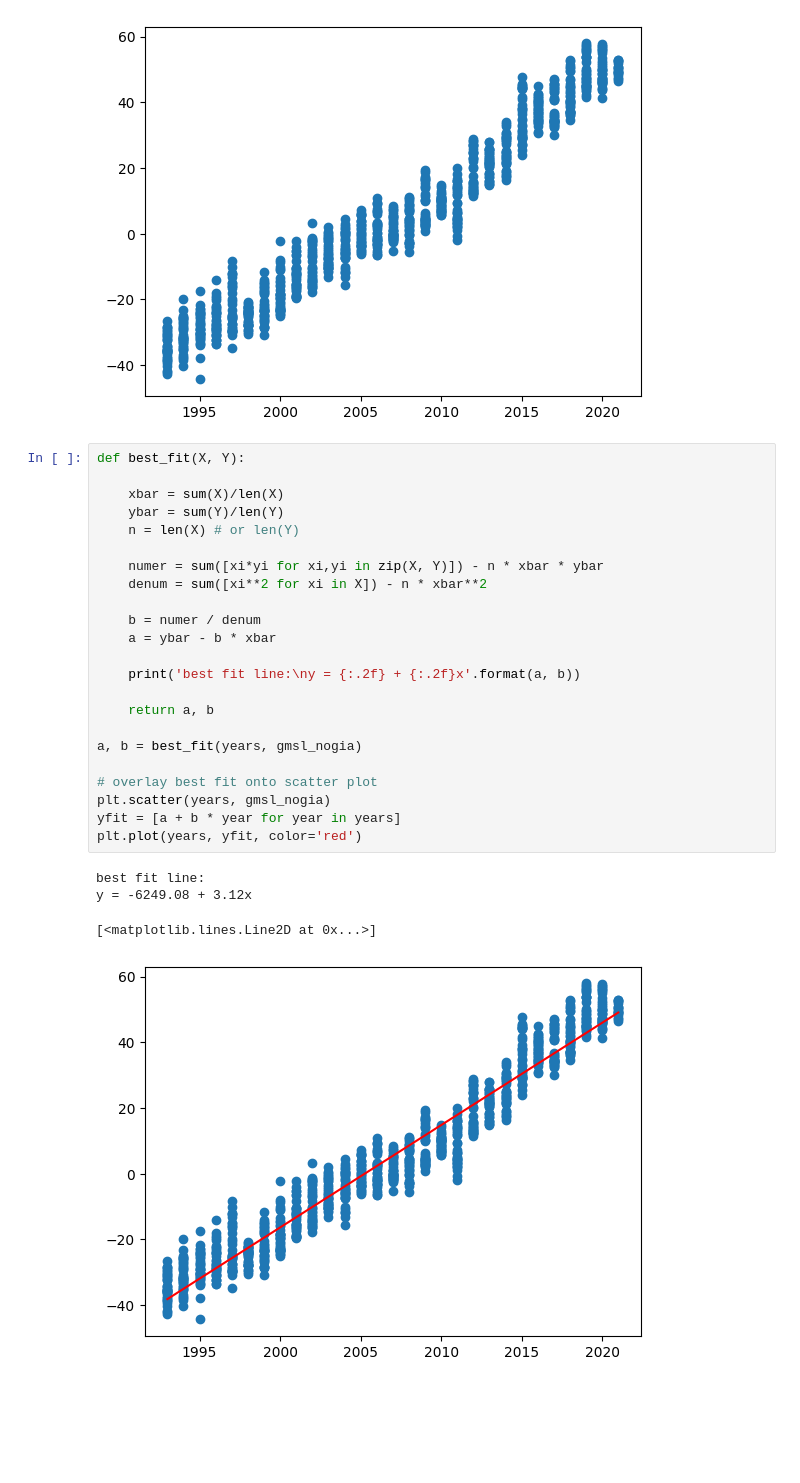
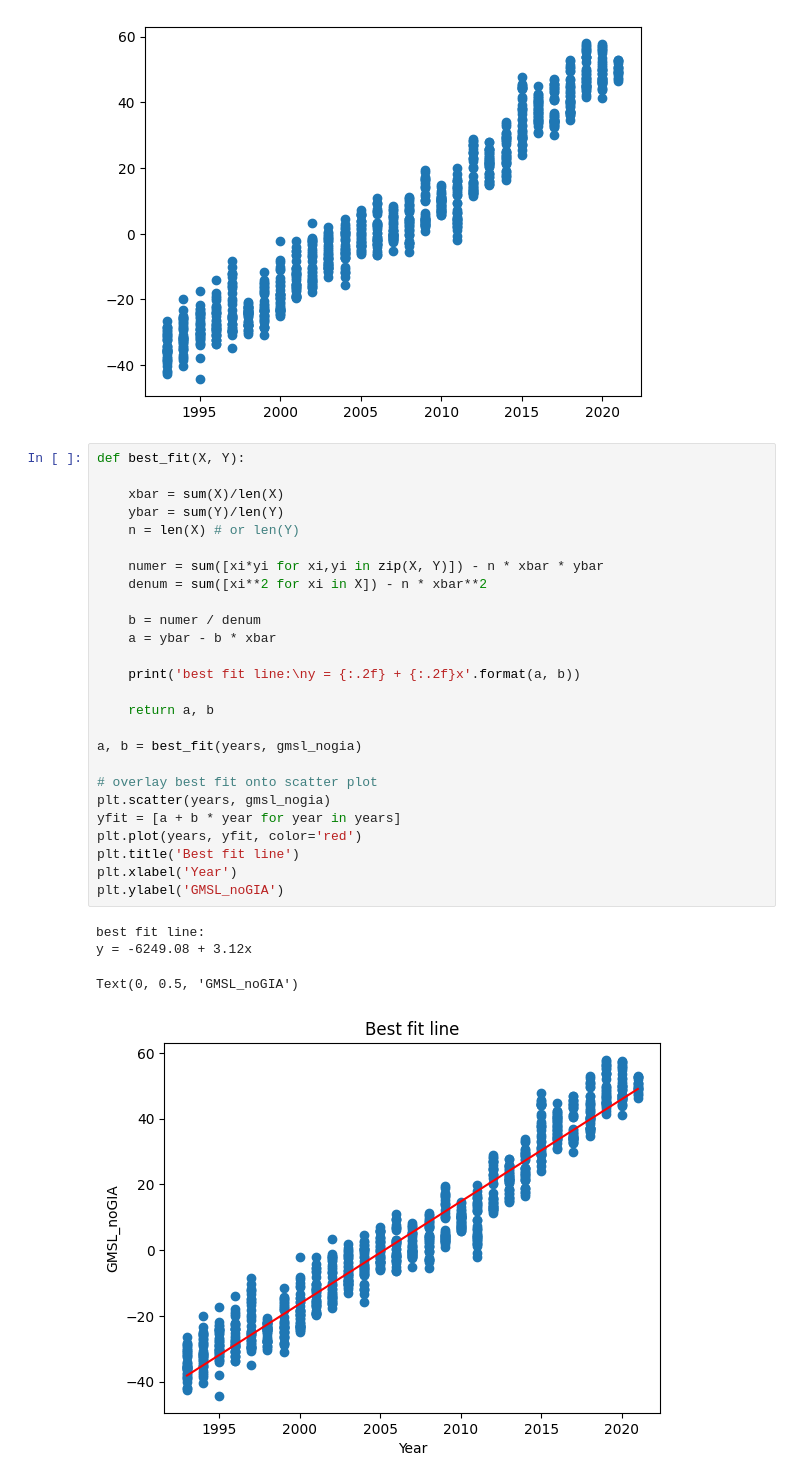
Before and after one commit to thestevenlol/DataSciML, a Jupyter notebook: sealevels/main.ipynb, the cells around one changed output. Saved outputs shown, nothing was run; the diff lists cells and outputs as text; blank space fills up the shorter version.

Commit message:
Small update to plot to add labelling.

```diff
--- a/sealevels/main.ipynb
+++ b/sealevels/main.ipynb
@@ -110,31 +110,34 @@ plt.scatter(years, gmsl_nogia)
 # %%
 def best_fit(X, Y):
 
     xbar = sum(X)/len(X)
     ybar = sum(Y)/len(Y)
     n = len(X) # or len(Y)
 
     numer = sum([xi*yi for xi,yi in zip(X, Y)]) - n * xbar * ybar
     denum = sum([xi**2 for xi in X]) - n * xbar**2
 
     b = numer / denum
     a = ybar - b * xbar
 
     print('best fit line:\ny = {:.2f} + {:.2f}x'.format(a, b))
 
     return a, b
 
 a, b = best_fit(years, gmsl_nogia)
 
 # overlay best fit onto scatter plot
 plt.scatter(years, gmsl_nogia)
 yfit = [a + b * year for year in years]
 plt.plot(years, yfit, color='red')
+plt.title('Best fit line')
+plt.xlabel('Year')
+plt.ylabel('GMSL_noGIA')
 # %% [output]
 best fit line:
 y = -6249.08 + 3.12x
-[<matplotlib.lines.Line2D at 0x...>]
+Text(0, 0.5, 'GMSL_noGIA')
-[figure, old version]
+[figure, new version]
 # %%
 from sklearn import linear_model
 from sklearn.model_selection import train_test_split
```
Also changed, not shown: parts of 3 cells of this notebook.
